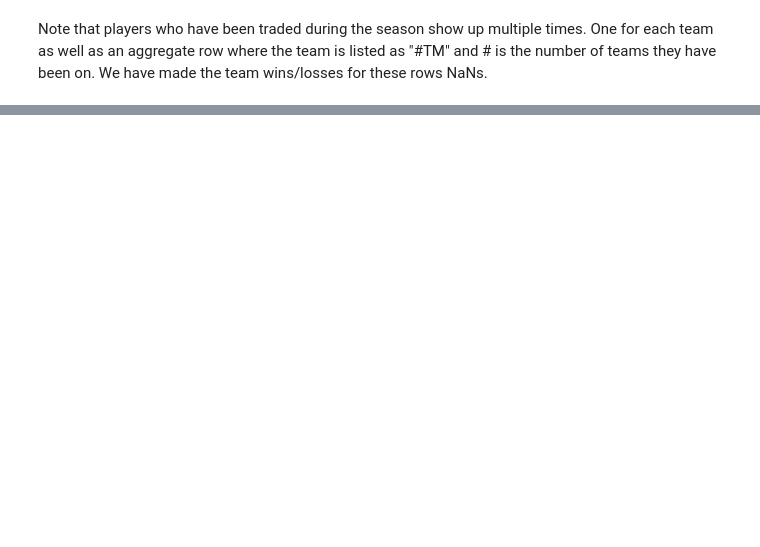
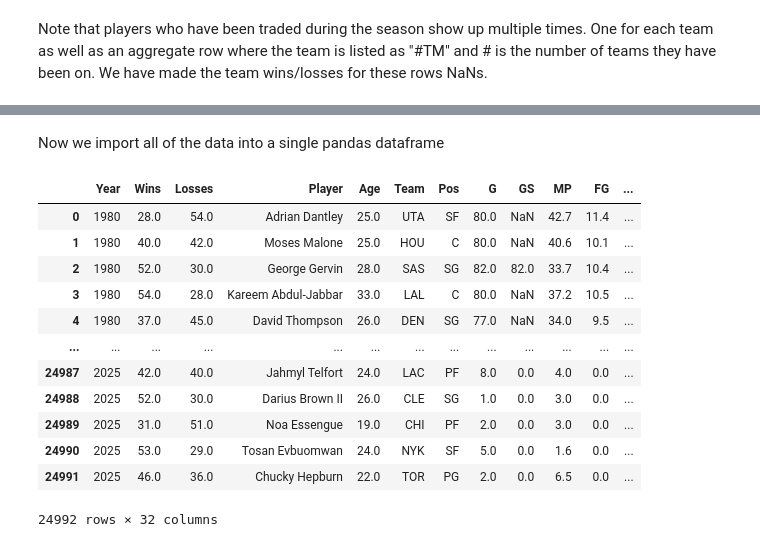
Before and after one commit to Erdos-Projects/fall-2026-nba-mvp-prediction, a Jupyter notebook: data_collection/player_data_collection.ipynb, the cells around one changed output, grey strips where cells are left out. Saved outputs shown, nothing was run; the diff lists cells and outputs as text; code cells hidden in the pictures; blank space fills up the shorter version.

Commit message:
added cell that creates large df with all data thus far

```diff
--- a/data_collection/player_data_collection.ipynb
+++ b/data_collection/player_data_collection.ipynb
@@ -67,0 +85,27 @@ df.loc[df['Team']=='2TM']
+# %% [markdown]
+Now we import all of the data into a single pandas dataframe
+# %%
+dft = pd.DataFrame()
+for d in sorted(Path(str(ROOT)+'/data').iterdir()):
+    #print(d.name)
+    for f in Path(str(ROOT)+'/data/'+d.name).iterdir():
+        #print(f.name)
+        filepath = str(ROOT) + f'/data/{d.name}/{f.name}'
+        df_tmp = pd.read_csv(filepath,encoding='utf-8',comment='#')
+        #print(len(df_tmp))
+        dft = pd.concat([dft,df_tmp],ignore_index=True)
+dft
+# %% [output]
+|  | Year | Wins | Losses | Player | Age | Team | Pos | G | GS | MP | FG | ... |
+| 0 | 1980 | 28.0 | 54.0 | Adrian Dantley | 25.0 | UTA | SF | 80.0 | NaN | 42.7 | 11.4 | ... |
+| 1 | 1980 | 40.0 | 42.0 | Moses Malone | 25.0 | HOU | C | 80.0 | NaN | 40.6 | 10.1 | ... |
+| 2 | 1980 | 52.0 | 30.0 | George Gervin | 28.0 | SAS | SG | 82.0 | 82.0 | 33.7 | 10.4 | ... |
+| 3 | 1980 | 54.0 | 28.0 | Kareem Abdul-Jabbar | 33.0 | LAL | C | 80.0 | NaN | 37.2 | 10.5 | ... |
+| 4 | 1980 | 37.0 | 45.0 | David Thompson | 26.0 | DEN | SG | 77.0 | NaN | 34.0 | 9.5 | ... |
+| ... | ... | ... | ... | ... | ... | ... | ... | ... | ... | ... | ... | ... |
+| 24987 | 2025 | 42.0 | 40.0 | Jahmyl Telfort | 24.0 | LAC | PF | 8.0 | 0.0 | 4.0 | 0.0 | ... |
+| 24988 | 2025 | 52.0 | 30.0 | Darius Brown II | 26.0 | CLE | SG | 1.0 | 0.0 | 3.0 | 0.0 | ... |
+| 24989 | 2025 | 31.0 | 51.0 | Noa Essengue | 19.0 | CHI | PF | 2.0 | 0.0 | 3.0 | 0.0 | ... |
+| 24990 | 2025 | 53.0 | 29.0 | Tosan Evbuomwan | 24.0 | NYK | SF | 5.0 | 0.0 | 1.6 | 0.0 | ... |
+| 24991 | 2025 | 46.0 | 36.0 | Chucky Hepburn | 22.0 | TOR | PG | 2.0 | 0.0 | 6.5 | 0.0 | ... |
+24992 rows × 32 columns
```
Also changed, not shown: parts of 4 cells of this notebook, 1 other file.
